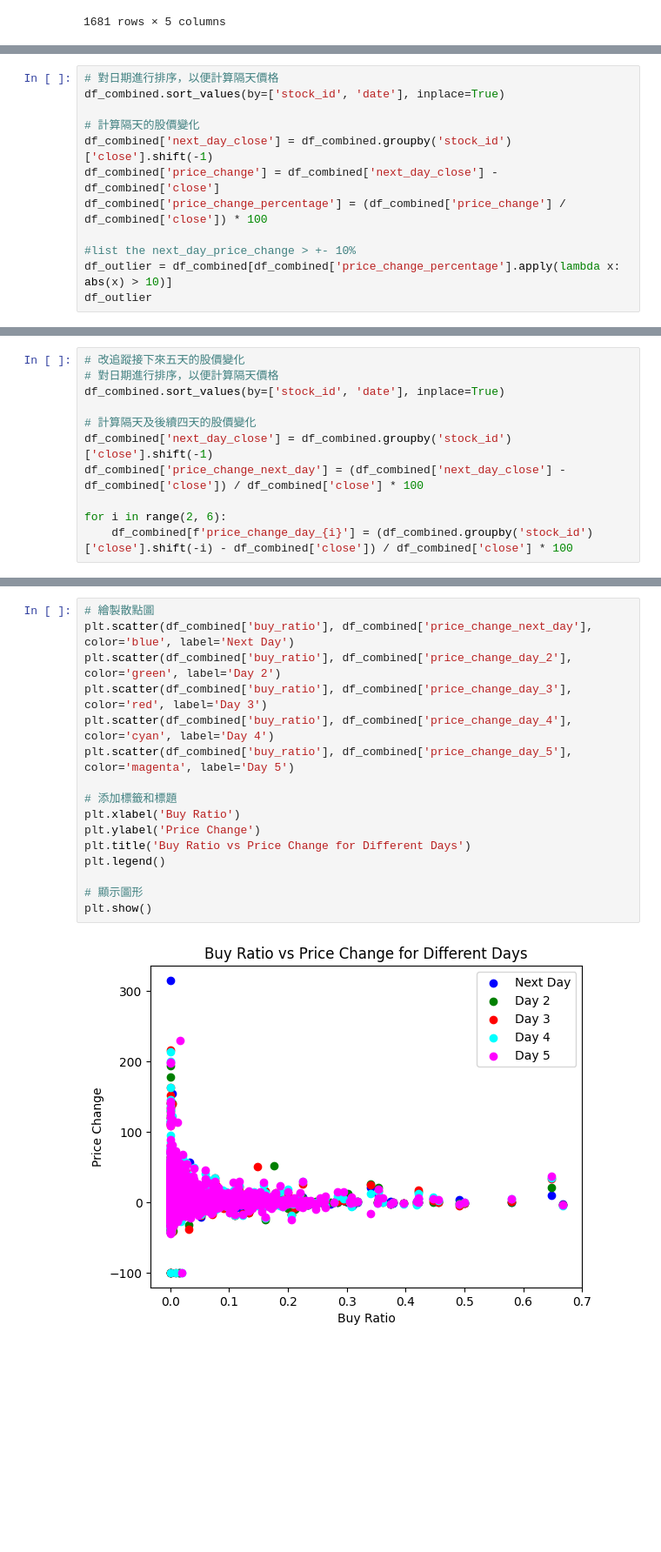
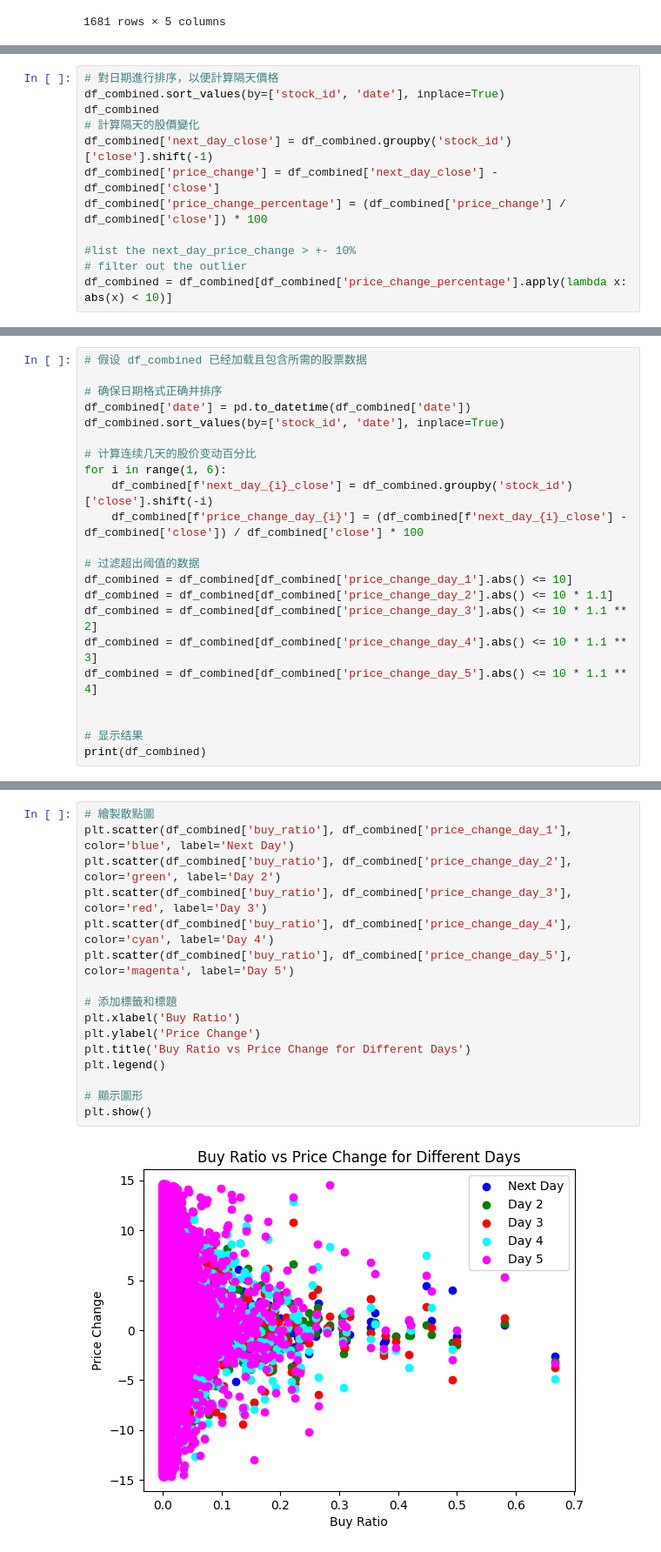
Before and after one commit to tw-lws/StockBrokerPriceCorrelation, a Jupyter notebook: BrokerAndPriceCorrelation.ipynb, the cells around one changed output, grey strips where cells are left out. Shown at 87% size. Drawn from its saved outputs; the diff is of its cells as text; blank space fills up the shorter version.

Commit message:
fix outlier problem

```diff
--- a/BrokerAndPriceCorrelation.ipynb
+++ b/BrokerAndPriceCorrelation.ipynb
@@ -51,12 +70,12 @@ df_combined['buy_ratio'] = df_combined['buy'] / df_combined['Trading_Volume']
 # %%
 # 對日期進行排序，以便計算隔天價格
 df_combined.sort_values(by=['stock_id', 'date'], inplace=True)
-
+df_combined
 # 計算隔天的股價變化
 df_combined['next_day_close'] = df_combined.groupby('stock_id')['close'].shift(-1)
 df_combined['price_change'] = df_combined['next_day_close'] - df_combined['close']
 df_combined['price_change_percentage'] = (df_combined['price_change'] / df_combined['close']) * 100
 
 #list the next_day_price_change > +- 10%
-df_outlier = df_combined[df_combined['price_change_percentage'].apply(lambda x: abs(x) > 10)]
-df_outlier
+# filter out the outlier
+df_combined = df_combined[df_combined['price_change_percentage'].apply(lambda x: abs(x) < 10)]
@@ -125,11 +130,22 @@ True
-# %%
-# 改追蹤接下來五天的股價變化
-# 對日期進行排序，以便計算隔天價格
-df_combined.sort_values(by=['stock_id', 'date'], inplace=True)
-
-# 計算隔天及後續四天的股價變化
-df_combined['next_day_close'] = df_combined.groupby('stock_id')['close'].shift(-1)
-df_combined['price_change_next_day'] = (df_combined['next_day_close'] - df_combined['close']) / df_combined['close'] * 100
-
-for i in range(2, 6):
-    df_combined[f'price_change_day_{i}'] = (df_combined.groupby('stock_id')['close'].shift(-i) - df_combined['close']) / df_combined['close'] * 100
+# %%
+# 假设 df_combined 已经加载且包含所需的股票数据
+
+# 确保日期格式正确并排序
+df_combined['date'] = pd.to_datetime(df_combined['date'])
+df_combined.sort_values(by=['stock_id', 'date'], inplace=True)
+
+# 计算连续几天的股价变动百分比
+for i in range(1, 6):
+    df_combined[f'next_day_{i}_close'] = df_combined.groupby('stock_id')['close'].shift(-i)
+    df_combined[f'price_change_day_{i}'] = (df_combined[f'next_day_{i}_close'] - df_combined['close']) / df_combined['close'] * 100
+
+# 过滤超出阈值的数据
+df_combined = df_combined[df_combined['price_change_day_1'].abs() <= 10]
+df_combined = df_combined[df_combined['price_change_day_2'].abs() <= 10 * 1.1]
+df_combined = df_combined[df_combined['price_change_day_3'].abs() <= 10 * 1.1 ** 2]
+df_combined = df_combined[df_combined['price_change_day_4'].abs() <= 10 * 1.1 ** 3]
+df_combined = df_combined[df_combined['price_change_day_5'].abs() <= 10 * 1.1 ** 4]
+
+
+# 显示结果
+print(df_combined)
@@ -136,21 +170,21 @@ for i in range(2, 6):
 # %%
 # 繪製散點圖
-plt.scatter(df_combined['buy_ratio'], df_combined['price_change_next_day'], color='blue', label='Next Day')
+plt.scatter(df_combined['buy_ratio'], df_combined['price_change_day_1'], color='blue', label='Next Day')
 plt.scatter(df_combined['buy_ratio'], df_combined['price_change_day_2'], color='green', label='Day 2')
 plt.scatter(df_combined['buy_ratio'], df_combined['price_change_day_3'], color='red', label='Day 3')
 plt.scatter(df_combined['buy_ratio'], df_combined['price_change_day_4'], color='cyan', label='Day 4')
 plt.scatter(df_combined['buy_ratio'], df_combined['price_change_day_5'], color='magenta', label='Day 5')
 
 # 添加標籤和標題
 plt.xlabel('Buy Ratio')
 plt.ylabel('Price Change')
 plt.title('Buy Ratio vs Price Change for Different Days')
 plt.legend()
 
 # 顯示圖形
 plt.show()
 # %% [output]
-[figure, old version]
+[figure, new version]
 # %%
 # 計算回歸線參數並繪製散點圖及回歸線的函數
 def plot_with_regression(x, y, title, color):
```
Also changed, not shown: parts of 9 cells of this notebook.
